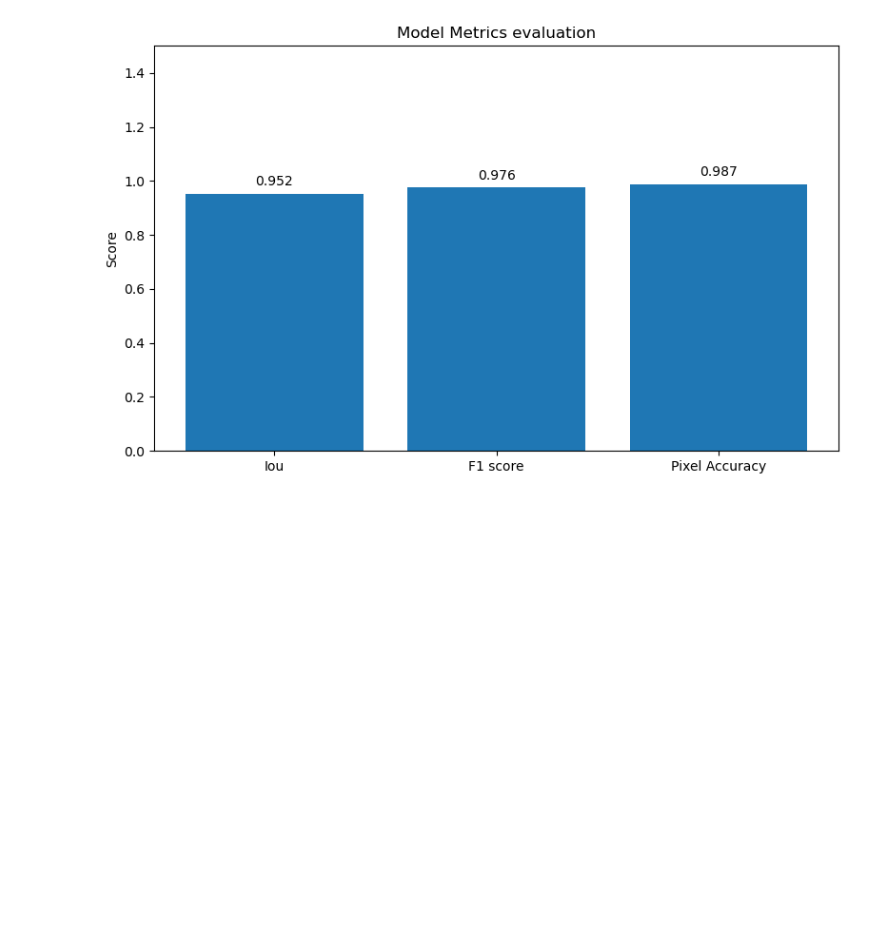
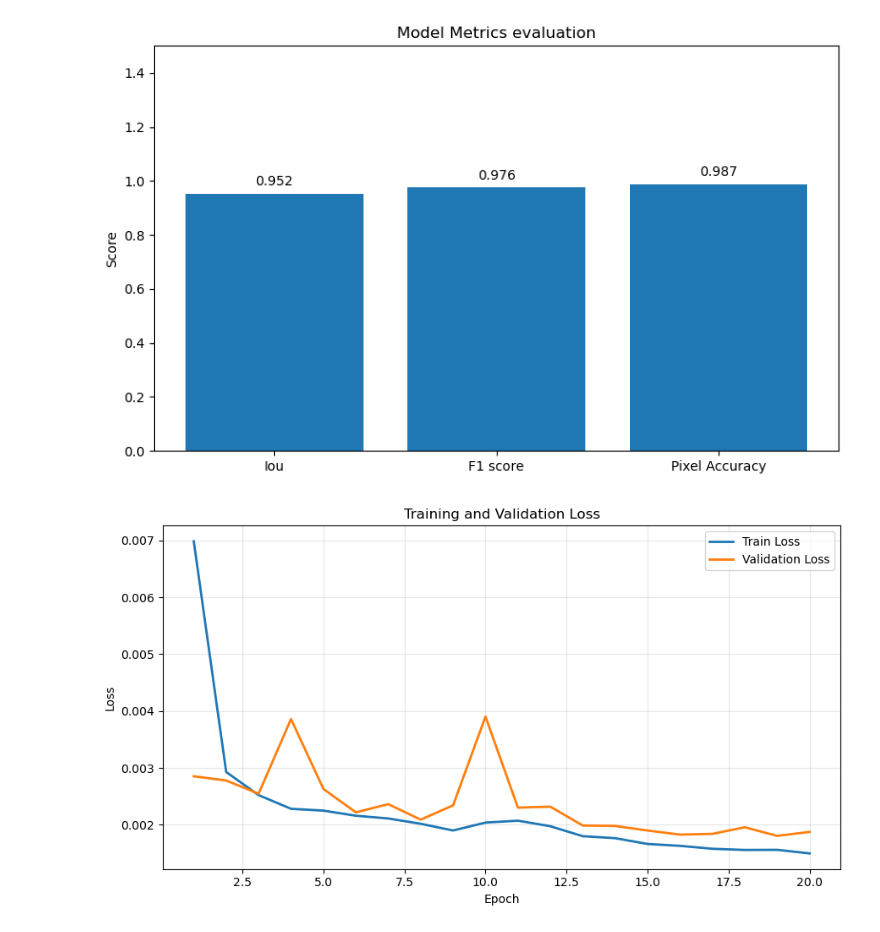
Before and after one commit to voracityyy/hyperspectral-image-road-segmentation, a Jupyter notebook: notebooks/plots.ipynb, the cells around one changed output. Saved outputs shown, nothing was run; the diff lists cells and outputs as text; code cells hidden in the pictures; blank space fills up the shorter version.

Commit message:
finished the plots for train_loss and val_loss

```diff
--- a/notebooks/plots.ipynb
+++ b/notebooks/plots.ipynb
@@ -27,3 +27,20 @@ plt.tight_layout()
 plt.show()
 # %% [output]
 [figure]
+# %%
+epochsTrain = np.arange(1, len(trainLoss) + 1)
+epochsVal = np.arange(1, len(valLoss) + 1)
+
+
+plt.figure(figsize=(9, 5))
+plt.plot(epochsTrain, trainLoss, label = "Train Loss", linewidth = 2)
+plt.plot(epochsVal, valLoss, label = "Validation Loss", linewidth = 2)
+plt.xlabel("Epoch")
+plt.ylabel("Loss")
+plt.title("Training and Validation Loss")
+plt.legend()
+plt.grid(alpha = 0.3)
+plt.tight_layout()
+plt.show()
+# %% [output]
+[figure, added]
```
